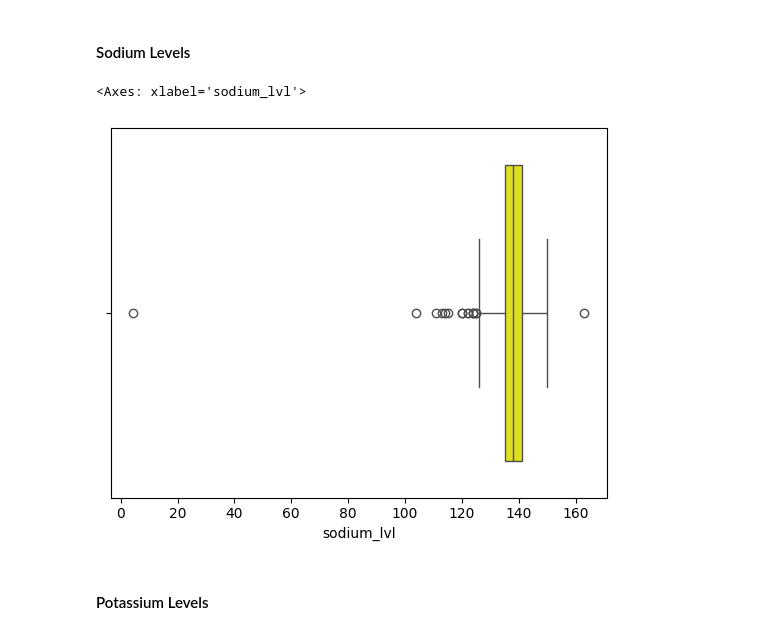
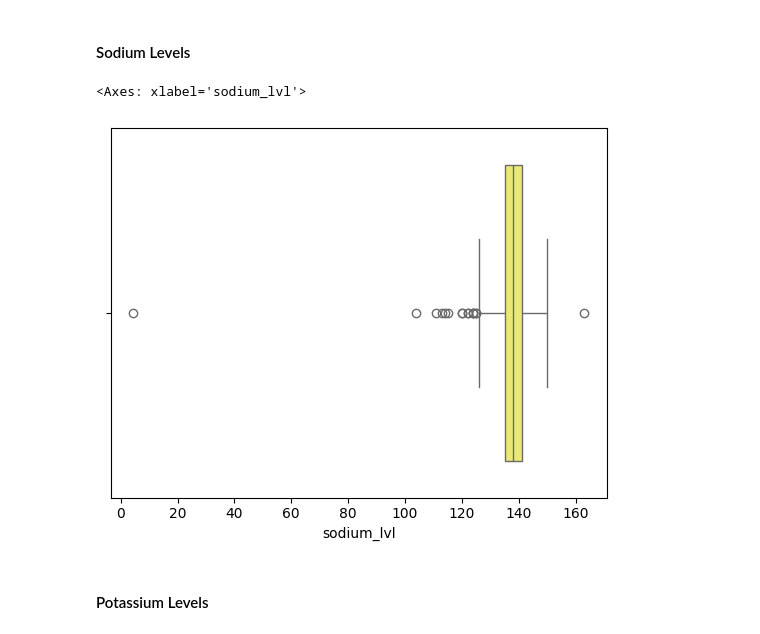
Before and after one commit to SimranS22/Kidney-Disease-Prediction-Model, a Jupyter notebook: Notebook/kidney-disease-prediction-model.ipynb, the cells around one changed output. Saved outputs shown, nothing was run; the diff lists cells and outputs as text; code cells hidden in the pictures.

```diff
--- a/Notebook/kidney-disease-prediction-model.ipynb
+++ b/Notebook/kidney-disease-prediction-model.ipynb
@@ -313,10 +315,10 @@ sns.boxplot(x = 'serum_creatinine_lvl', data=df, color='Indigo')
 # %% [markdown]
 #### Sodium Levels
 # %%
-sns.boxplot(x = 'sodium_lvl', data=df, color='Yellow')
+sns.boxplot(x = 'sodium_lvl', data=df, color='#fffc62')
 # %% [output]
 <Axes: xlabel='sodium_lvl'>
-[figure, old version]
+[figure, new version]
 # %% [markdown]
 #### Potassium Levels
 # %%
```
Also changed, not shown: parts of 40 cells of this notebook, 1 other file.
